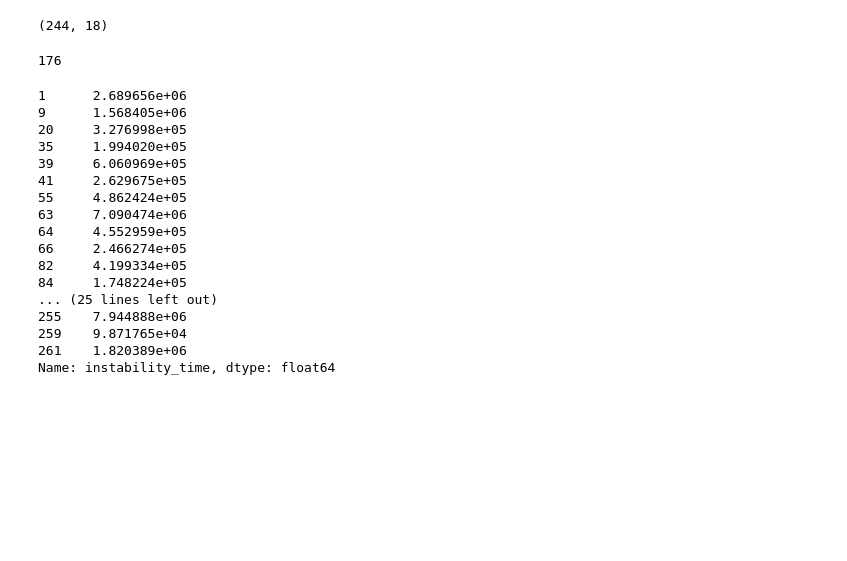
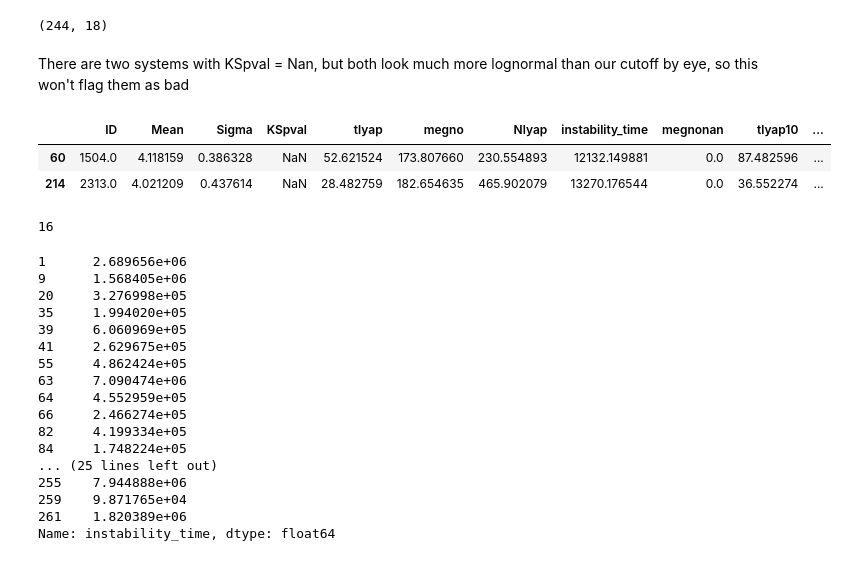
Before and after one commit to Naireen/StabilitySetImage, a Jupyter notebook: Analysis/SeparateExponentialsFromLognormals.ipynb, the cells around one changed output. Drawn from its saved outputs; the diff is of its cells as text; code cells hidden in the pictures; blank space fills up the shorter version.

```diff
--- a/Analysis/SeparateExponentialsFromLognormals.ipynb
+++ b/Analysis/SeparateExponentialsFromLognormals.ipynb
@@ -20,11 +20,19 @@ df.head()
 df.shape
 # %% [output]
 (244, 18)
+# %% [markdown]
+There are two systems with KSpval = Nan, but both look much more lognormal than our cutoff by eye, so this won't flag them as bad
+# %%
+df[df['KSpval'].isnull()]
+# %% [output]
+|  | ID | Mean | Sigma | KSpval | tlyap | megno | Nlyap | instability_time | megnonan | tlyap10 | ... |
+| 60 | 1504.0 | 4.118159 | 0.386328 | NaN | 52.621524 | 173.807660 | 230.554893 | 12132.149881 | 0.0 | 87.482596 | ... |
+| 214 | 2313.0 | 4.021209 | 0.437614 | NaN | 28.482759 | 182.654635 | 465.902079 | 13270.176544 | 0.0 | 36.552274 | ... |
 # %%
-good = df['KSpval'] > 1.e-6
-good.sum()
+bad = (df['KSpval'] <1.e-20)
+bad.sum()
 # %% [output]
-176
+16
 # %%
 df[df['tlyap10'].isnull()]['instability_time']
 # %% [output]
```
Also changed, not shown: parts of 12 cells of this notebook, 4 other files.
